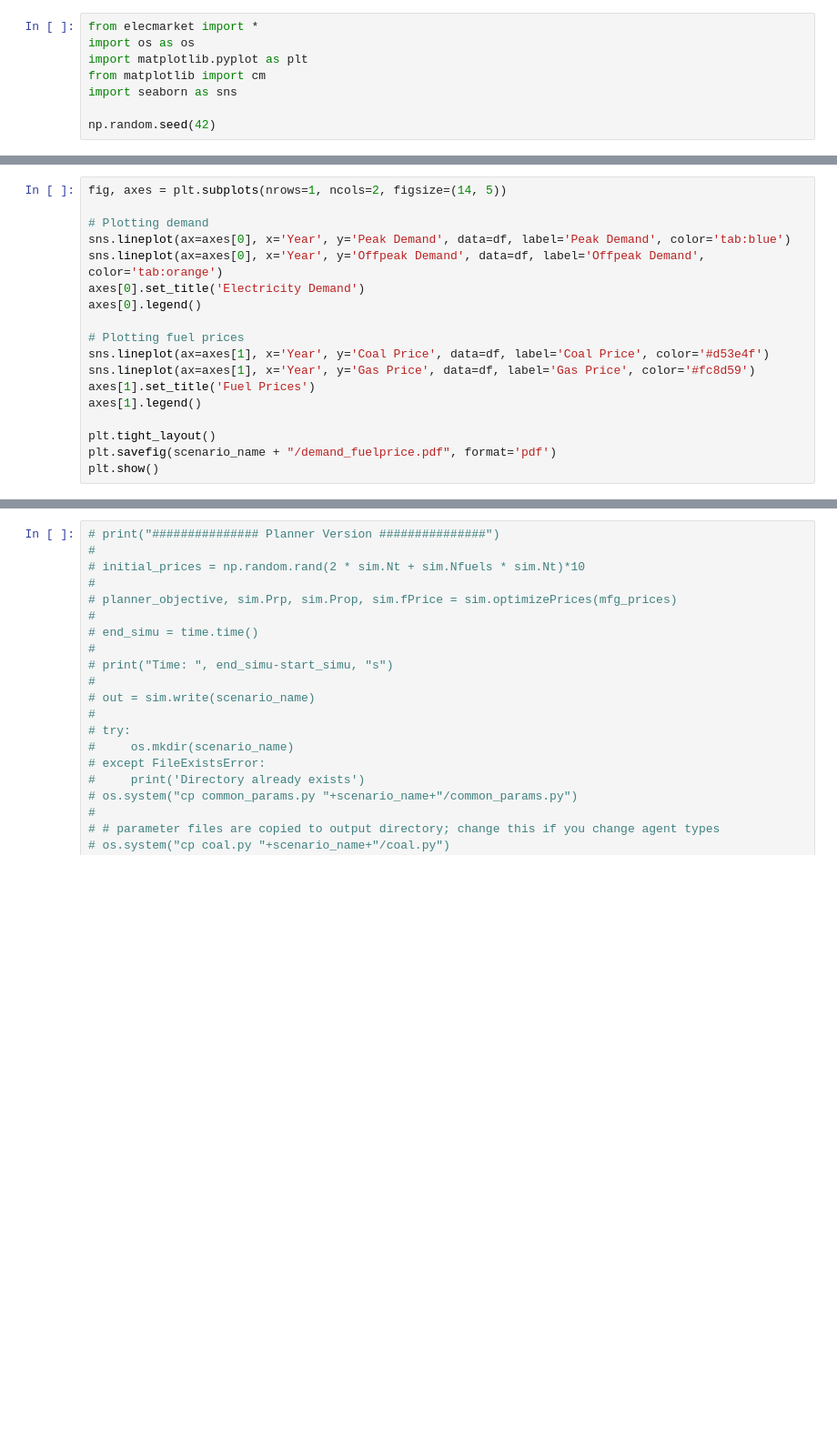
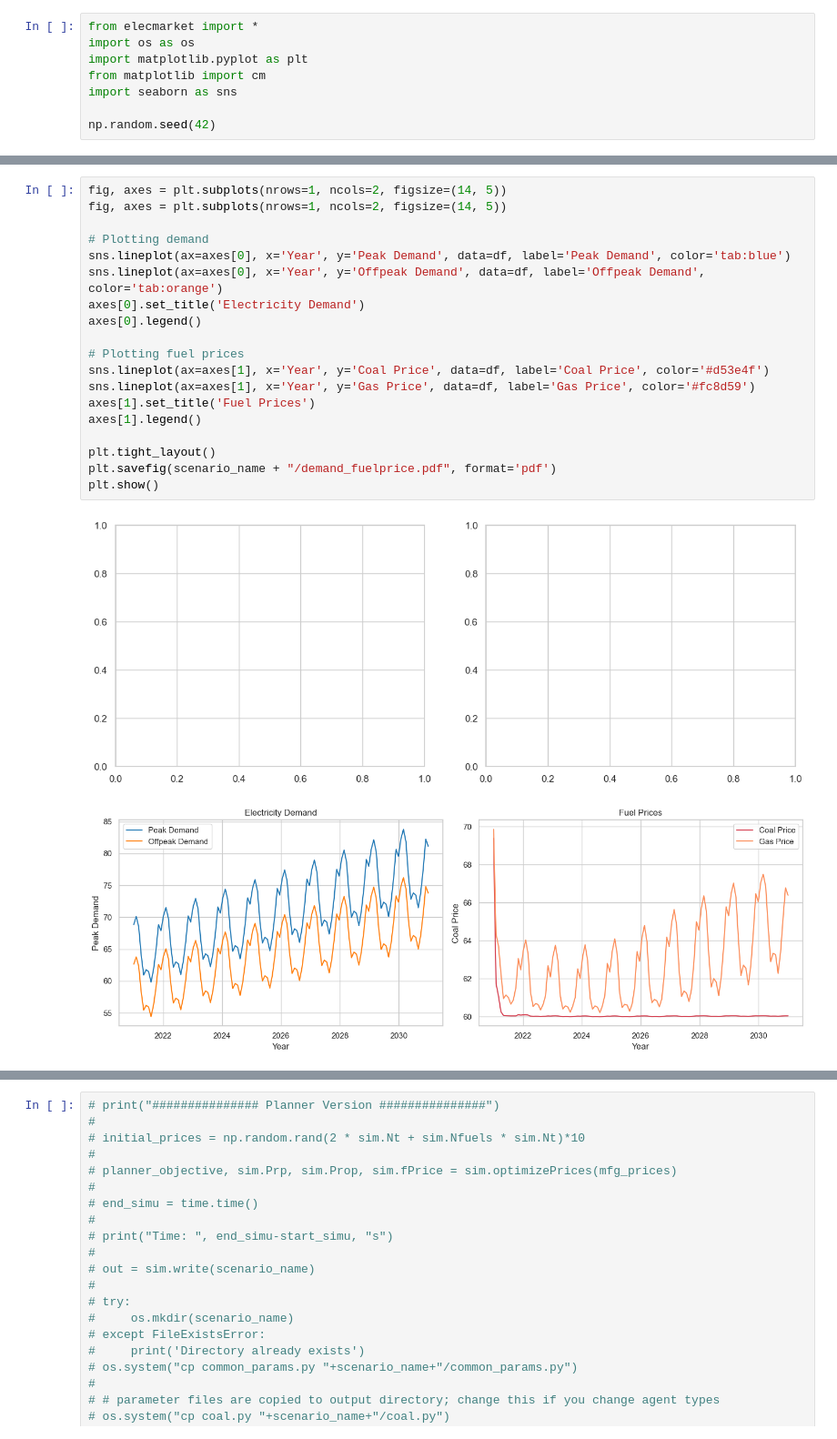
Before and after one commit to aliciabassiere/mfg_elec, a Jupyter notebook: simulation_nb.ipynb, the cells around one changed output, grey strips where cells are left out. Shown: that part at 91% size. Saved outputs shown, nothing was run; the diff lists cells and outputs as text; blank space fills up the shorter version.

```diff
--- a/simulation_nb.ipynb
+++ b/simulation_nb.ipynb
@@ -113,21 +156,25 @@ plt.show()
 # %%
+fig, axes = plt.subplots(nrows=1, ncols=2, figsize=(14, 5))
 fig, axes = plt.subplots(nrows=1, ncols=2, figsize=(14, 5))
 
 # Plotting demand
 sns.lineplot(ax=axes[0], x='Year', y='Peak Demand', data=df, label='Peak Demand', color='tab:blue')
 sns.lineplot(ax=axes[0], x='Year', y='Offpeak Demand', data=df, label='Offpeak Demand', color='tab:orange')
 axes[0].set_title('Electricity Demand')
 axes[0].legend()
 
 # Plotting fuel prices
 sns.lineplot(ax=axes[1], x='Year', y='Coal Price', data=df, label='Coal Price', color='#d53e4f')
 sns.lineplot(ax=axes[1], x='Year', y='Gas Price', data=df, label='Gas Price', color='#fc8d59')
 axes[1].set_title('Fuel Prices')
 axes[1].legend()
 
 plt.tight_layout()
 plt.savefig(scenario_name + "/demand_fuelprice.pdf", format='pdf')
 plt.show()
+# %% [output]
+[figure, added]
+[figure, added]
 # %%
 fig, axes = plt.subplots(nrows=1, ncols=2, figsize=(14, 5))
 
```
Also changed, not shown: parts of 6 cells of this notebook, 6 other files.
